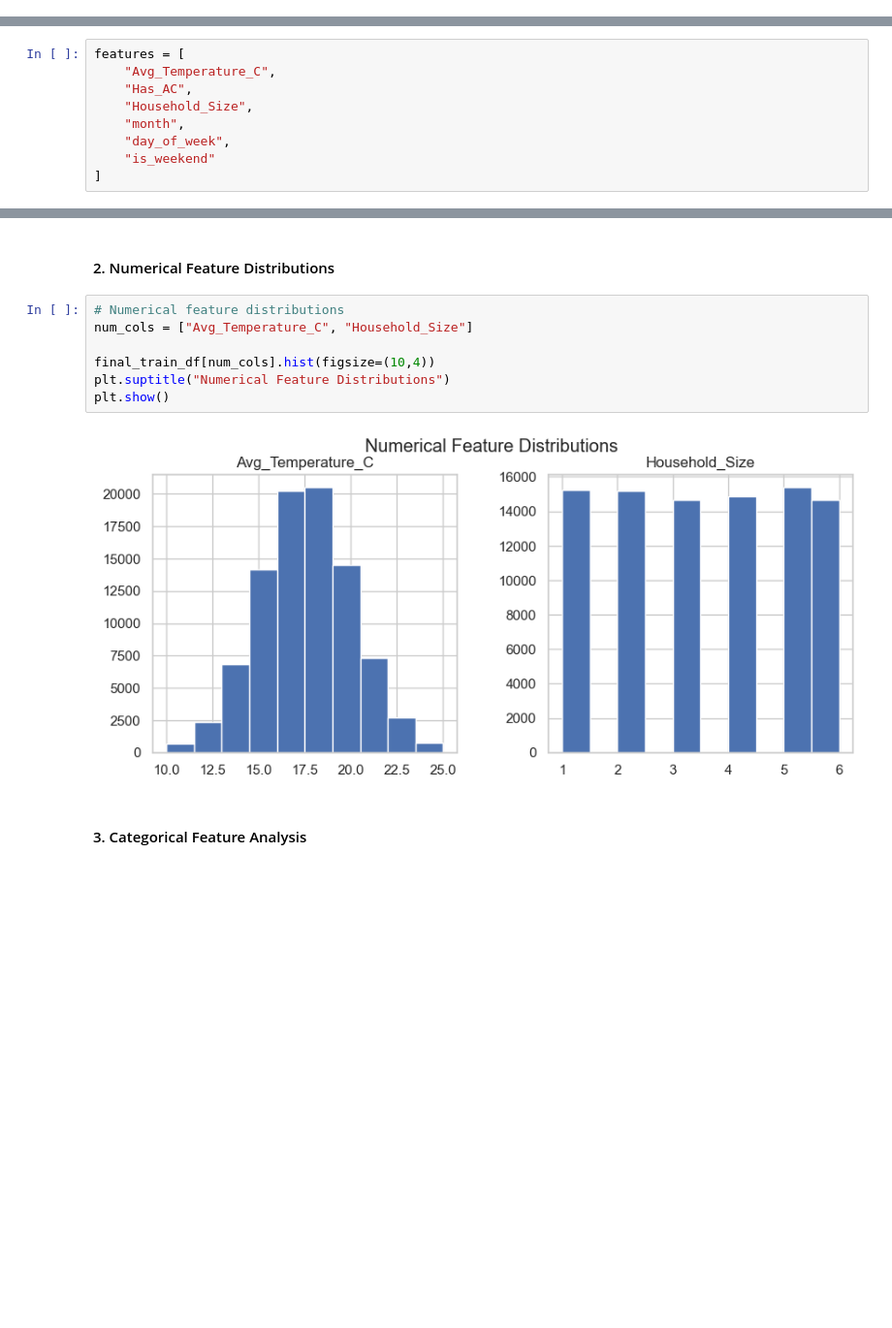
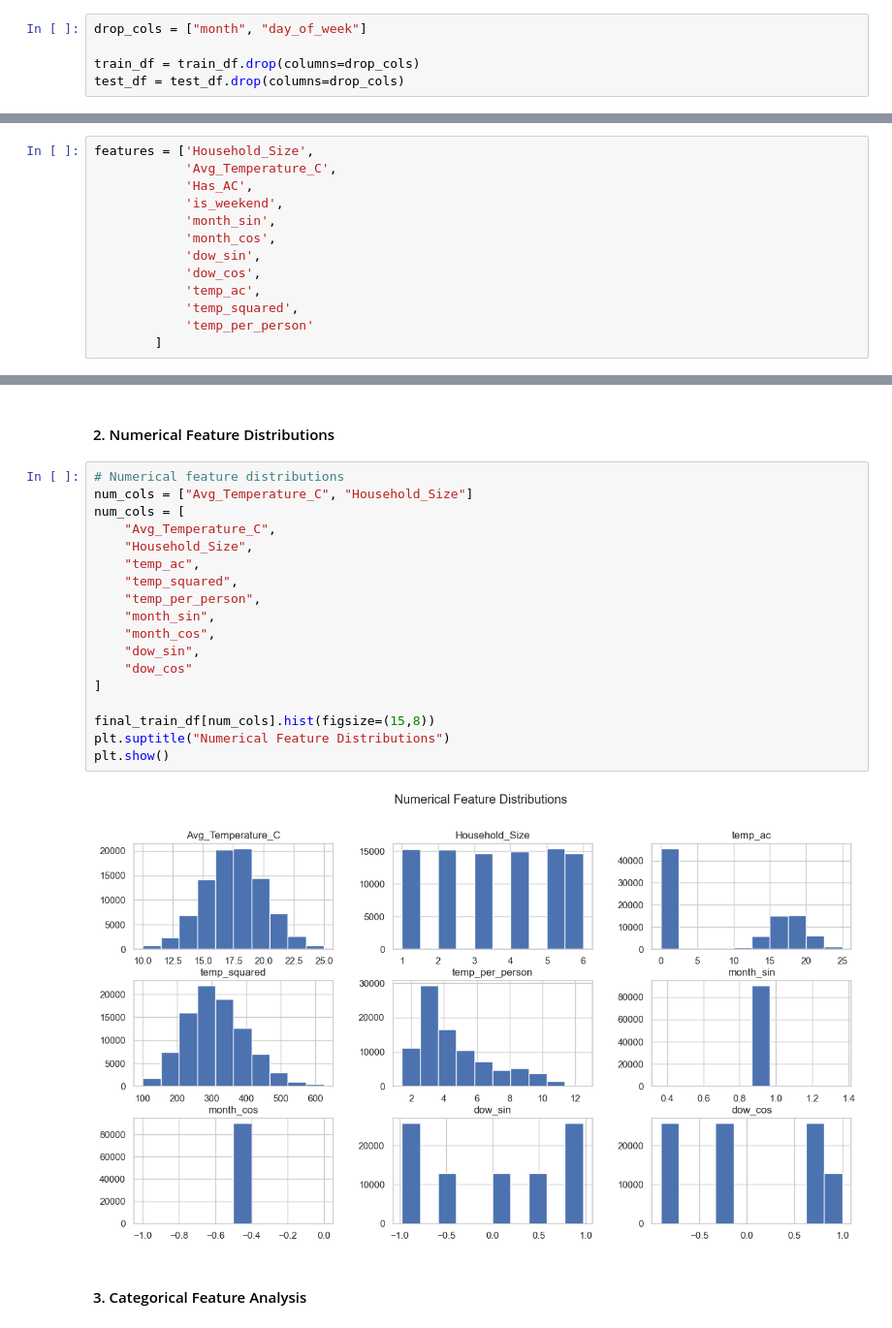
Before and after one commit to khushaallll/energy-prediction-benchmark, a Jupyter notebook: notebooks/01_EDA.ipynb, the cells around one changed output, grey strips where cells are left out. Shown at 97% size. Cells and saved outputs as stored; diff of their text form; blank space fills up the shorter version.

```diff
--- a/notebooks/01_EDA.ipynb
+++ b/notebooks/01_EDA.ipynb
@@ -87,3 +98,8 @@ test_df = process_date(test_df)
+# %%
+drop_cols = ["month", "day_of_week"]
+
+train_df = train_df.drop(columns=drop_cols)
+test_df = test_df.drop(columns=drop_cols)
 # %%
 # As per assumption: test households = size 1
 test_df["Household_Size"] = 1
@@ -93,12 +140,16 @@ test_df = test_df.drop(columns=["County"])
 # %%
-features = [
-    "Avg_Temperature_C",
-    "Has_AC",
-    "Household_Size",
-    "month",
-    "day_of_week",
-    "is_weekend"
-]
+features = ['Household_Size',
+            'Avg_Temperature_C',
+            'Has_AC',
+            'is_weekend',
+            'month_sin',
+            'month_cos',
+            'dow_sin',
+            'dow_cos',
+            'temp_ac',
+            'temp_squared',
+            'temp_per_person'
+        ]
 # %% [markdown]
 #### 4. Train and Test Matrices
 # %%
@@ -149,12 +200,23 @@ Name: Energy_Consumption_kWh, dtype: float64
 # %%
 # Numerical feature distributions
 num_cols = ["Avg_Temperature_C", "Household_Size"]
+num_cols = [
+    "Avg_Temperature_C",
+    "Household_Size",
+    "temp_ac",
+    "temp_squared",
+    "temp_per_person",
+    "month_sin",
+    "month_cos",
+    "dow_sin",
+    "dow_cos"
+]
 
-final_train_df[num_cols].hist(figsize=(10,4))
+final_train_df[num_cols].hist(figsize=(15,8))
 plt.suptitle("Numerical Feature Distributions")
 plt.show()
 # %% [output]
-[figure, old version]
+[figure, new version]
 # %% [markdown]
 #### 3. Categorical Feature Analysis
 # %%
```
Also changed, not shown: parts of 10 cells of this notebook, 7 other files.
